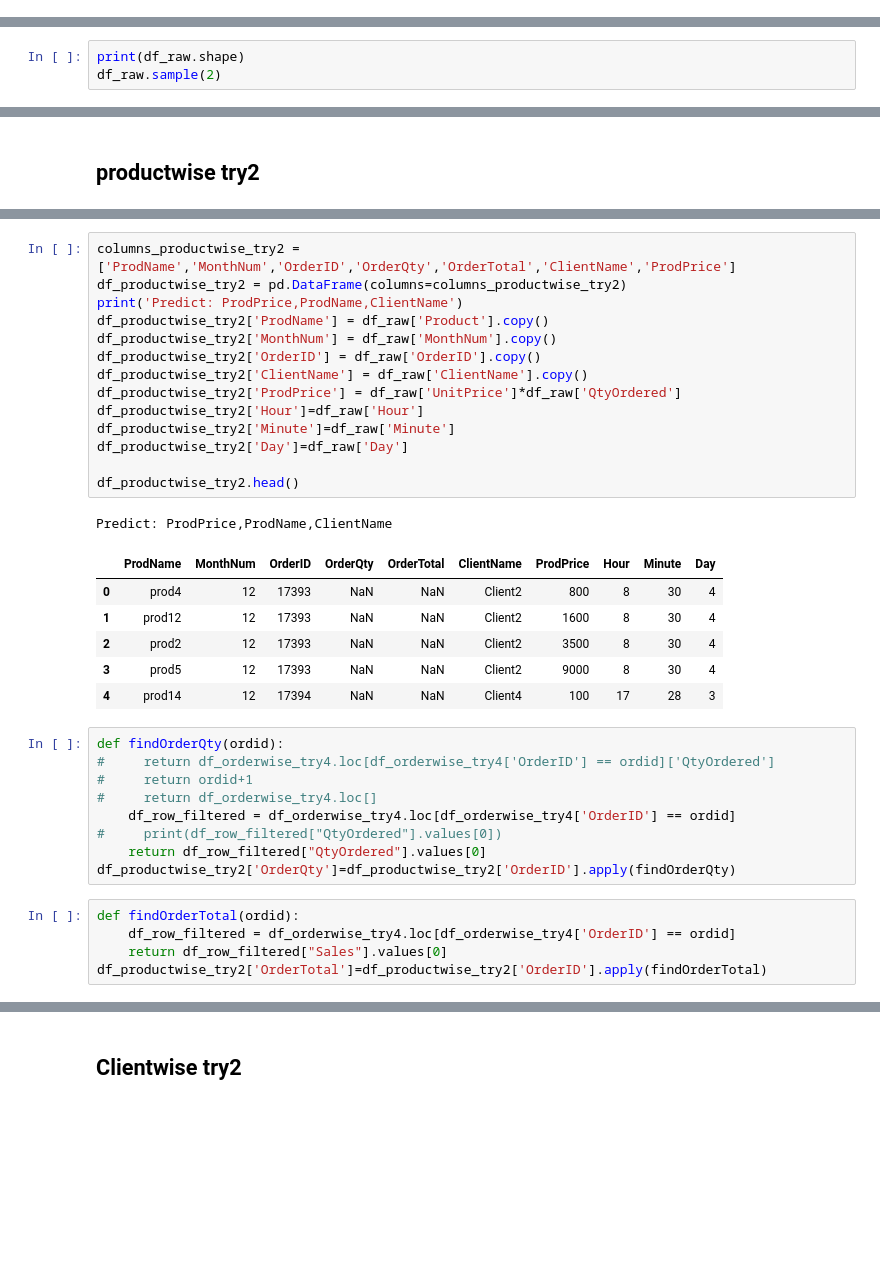
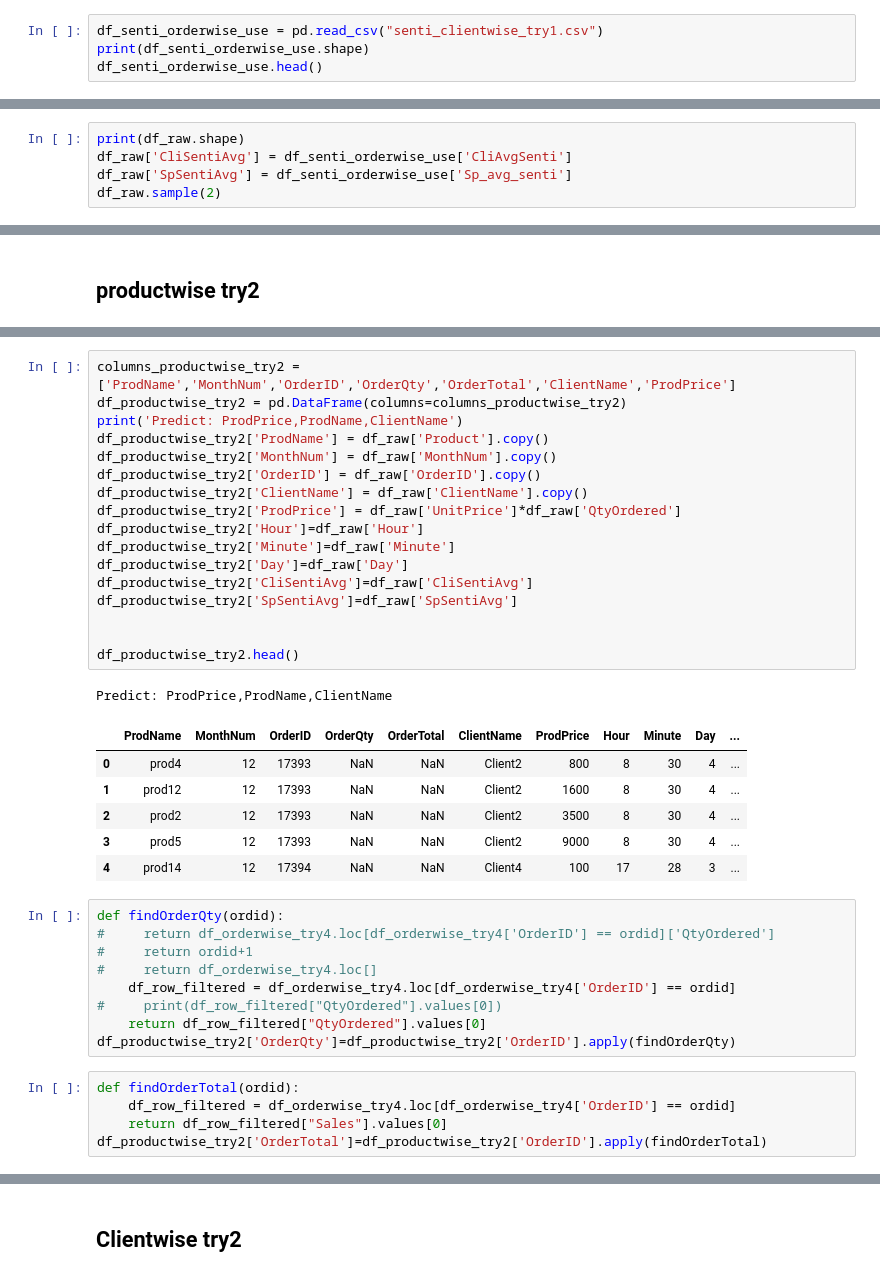
Before and after one commit to Learning2Code75/DLOM, a Jupyter notebook: ML/3_regClassif/sales_analysis_vid.ipynb, the cells around one changed output, grey strips where cells are left out. Cells and saved outputs as stored; diff of their text form; blank space fills up the shorter version.

```diff
--- a/ML/3_regClassif/sales_analysis_vid.ipynb
+++ b/ML/3_regClassif/sales_analysis_vid.ipynb
@@ -528,3 +585,7 @@ df_senti_clientwise_try1.head()
 |  | ClientName | Month | CliChats | SpChats | CliAvgSenti | SpAvgSenti |
 # %% [markdown]
 ## Orderwise try2
+# %%
+df_senti_orderwise_use = pd.read_csv("senti_clientwise_try1.csv")
+print(df_senti_orderwise_use.shape)
+df_senti_orderwise_use.head()
@@ -531,5 +600,7 @@ df_senti_clientwise_try1.head()
 # %%
 print(df_raw.shape)
+df_raw['CliSentiAvg'] = df_senti_orderwise_use['CliAvgSenti']
+df_raw['SpSentiAvg'] = df_senti_orderwise_use['Sp_avg_senti']
 df_raw.sample(2)
 # %% [output]
 (59094, 16)
@@ -594,39 +667,42 @@ df_raw.head(2)
 # %%
 columns_productwise_try2 = ['ProdName','MonthNum','OrderID','OrderQty','OrderTotal','ClientName','ProdPrice']
 df_productwise_try2 = pd.DataFrame(columns=columns_productwise_try2)
 print('Predict: ProdPrice,ProdName,ClientName')
 df_productwise_try2['ProdName'] = df_raw['Product'].copy()
 df_productwise_try2['MonthNum'] = df_raw['MonthNum'].copy()
 df_productwise_try2['OrderID'] = df_raw['OrderID'].copy()
 df_productwise_try2['ClientName'] = df_raw['ClientName'].copy()
 df_productwise_try2['ProdPrice'] = df_raw['UnitPrice']*df_raw['QtyOrdered']
 df_productwise_try2['Hour']=df_raw['Hour']
 df_productwise_try2['Minute']=df_raw['Minute']
 df_productwise_try2['Day']=df_raw['Day']
+df_productwise_try2['CliSentiAvg']=df_raw['CliSentiAvg']
+df_productwise_try2['SpSentiAvg']=df_raw['SpSentiAvg']
+
 
 df_productwise_try2.head()
 # %% [output]
 Predict: ProdPrice,ProdName,ClientName
-|  | ProdName | MonthNum | OrderID | OrderQty | OrderTotal | ClientName | ProdPrice | Hour | Minute | Day |
-| 0 | prod4 | 12 | 17393 | NaN | NaN | Client2 | 800 | 8 | 30 | 4 |
-| 1 | prod12 | 12 | 17393 | NaN | NaN | Client2 | 1600 | 8 | 30 | 4 |
-| 2 | prod2 | 12 | 17393 | NaN | NaN | Client2 | 3500 | 8 | 30 | 4 |
-| 3 | prod5 | 12 | 17393 | NaN | NaN | Client2 | 9000 | 8 | 30 | 4 |
-| 4 | prod14 | 12 | 17394 | NaN | NaN | Client4 | 100 | 17 | 28 | 3 |
+|  | ProdName | MonthNum | OrderID | OrderQty | OrderTotal | ClientName | ProdPrice | Hour | Minute | Day | ... |
+| 0 | prod4 | 12 | 17393 | NaN | NaN | Client2 | 800 | 8 | 30 | 4 | ... |
+| 1 | prod12 | 12 | 17393 | NaN | NaN | Client2 | 1600 | 8 | 30 | 4 | ... |
+| 2 | prod2 | 12 | 17393 | NaN | NaN | Client2 | 3500 | 8 | 30 | 4 | ... |
+| 3 | prod5 | 12 | 17393 | NaN | NaN | Client2 | 9000 | 8 | 30 | 4 | ... |
+| 4 | prod14 | 12 | 17394 | NaN | NaN | Client4 | 100 | 17 | 28 | 3 | ... |
-# %%
-def findOrderQty(ordid):
-#     return df_orderwise_try4.loc[df_orderwise_try4['OrderID'] == ordid]['QtyOrdered']
-#     return ordid+1
-#     return df_orderwise_try4.loc[]
-    df_row_filtered = df_orderwise_try4.loc[df_orderwise_try4['OrderID'] == ordid]
-#     print(df_row_filtered["QtyOrdered"].values[0])
-    return df_row_filtered["QtyOrdered"].values[0]
-df_productwise_try2['OrderQty']=df_productwise_try2['OrderID'].apply(findOrderQty)
-# %%
-def findOrderTotal(ordid):
-    df_row_filtered = df_orderwise_try4.loc[df_orderwise_try4['OrderID'] == ordid]
-    return df_row_filtered["Sales"].values[0]
-df_productwise_try2['OrderTotal']=df_productwise_try2['OrderID'].apply(findOrderTotal)
+# %%
+def findOrderQty(ordid):
+#     return df_orderwise_try4.loc[df_orderwise_try4['OrderID'] == ordid]['QtyOrdered']
+#     return ordid+1
+#     return df_orderwise_try4.loc[]
+    df_row_filtered = df_orderwise_try4.loc[df_orderwise_try4['OrderID'] == ordid]
+#     print(df_row_filtered["QtyOrdered"].values[0])
+    return df_row_filtered["QtyOrdered"].values[0]
+df_productwise_try2['OrderQty']=df_productwise_try2['OrderID'].apply(findOrderQty)
+# %%
+def findOrderTotal(ordid):
+    df_row_filtered = df_orderwise_try4.loc[df_orderwise_try4['OrderID'] == ordid]
+    return df_row_filtered["Sales"].values[0]
+df_productwise_try2['OrderTotal']=df_productwise_try2['OrderID'].apply(findOrderTotal)
 # %%
 print(df_productwise_try2.shape)
 df_productwise_try2.head(2)
```
Also changed, not shown: parts of 55 cells of this notebook, 4 other files.
